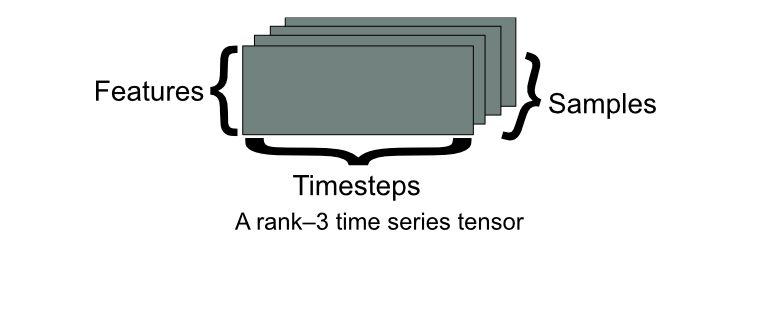
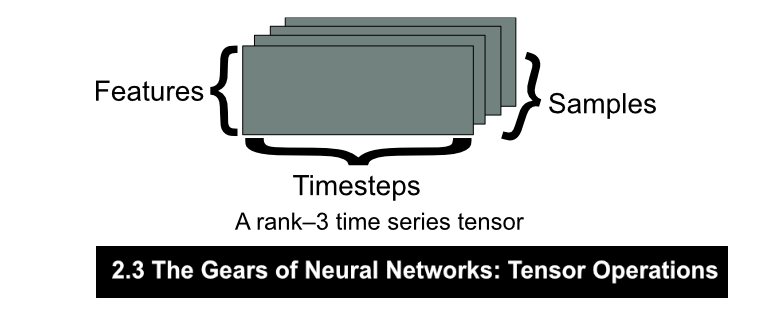
Before and after one commit to InfiniteCuriosity/Deep_Learning_with_Python, a Jupyter notebook: 2. The Mathematical Building Blocks of Deep Learning.ipynb, the cells around one changed output. Drawn from its saved outputs; the diff is of its cells as text; code cells hidden in the pictures; blank space fills up the shorter version.

```diff
--- a/2. The Mathematical Building Blocks of Deep Learning.ipynb
+++ b/2. The Mathematical Building Blocks of Deep Learning.ipynb
@@ -287,3 +284,8 @@ from IPython.display import Image
 Image(filename= "Untitled_01.png", height=164, width=560)
 # %% [output]
 [figure]
+# %%
+from IPython.display import Image
+Image(filename= "2.3_The_Gears_Of_Neural_Networks.jpg")
+# %% [output]
+[figure, added]
```
Also changed, not shown: parts of 2 cells of this notebook.
